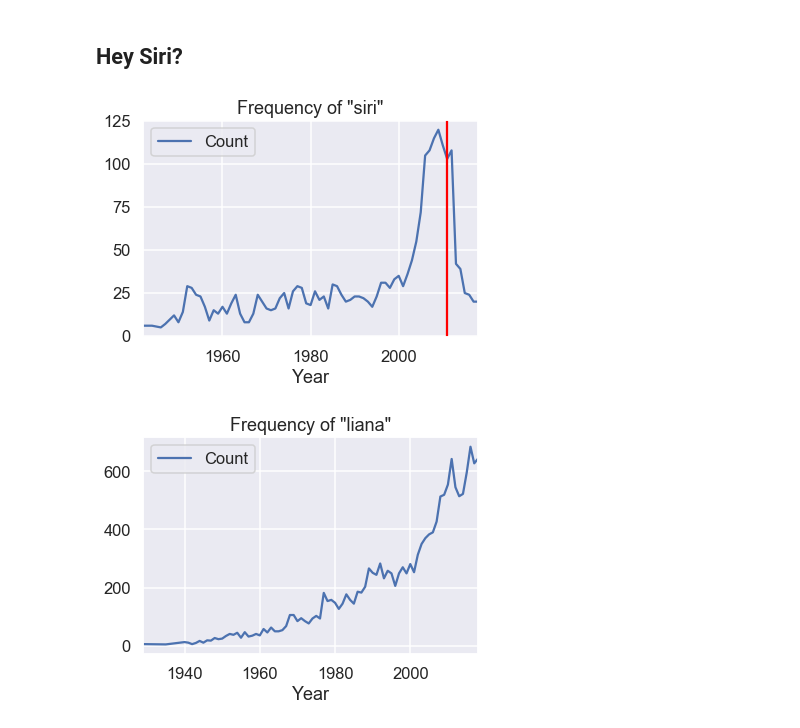
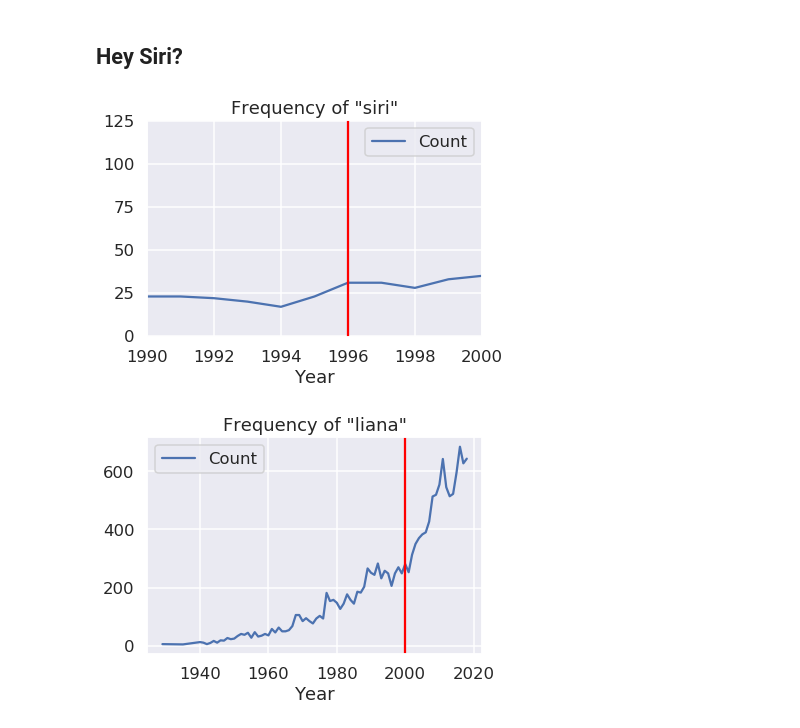
Before and after one commit to COGS108/Section-Fa20, a Jupyter notebook: disc03/disc03.ipynb, the cells around one changed output. Drawn from its saved outputs; the diff is of its cells as text; code cells hidden in the pictures.

```diff
--- a/disc03/disc03.ipynb
+++ b/disc03/disc03.ipynb
@@ -285,10 +317,10 @@ def plot_name(name, xlim=None, xline=None):
     if xlim: plt.xlim(xlim)
     if xline: plt.axvline(xline, c='red')
 # %%
-plot_name('siri', xline=2011)
+plot_name('siri', xline=1996, xlim = (1990,2000))
 # %% [output]
-[figure, old version]
+[figure, new version]
 # %%
-plot_name('liana')
+plot_name('liana', xline=2000)
 # %% [output]
-[figure, old version]
+[figure, new version]
```
Also changed, not shown: parts of 11 cells of this notebook, 11 other files.
